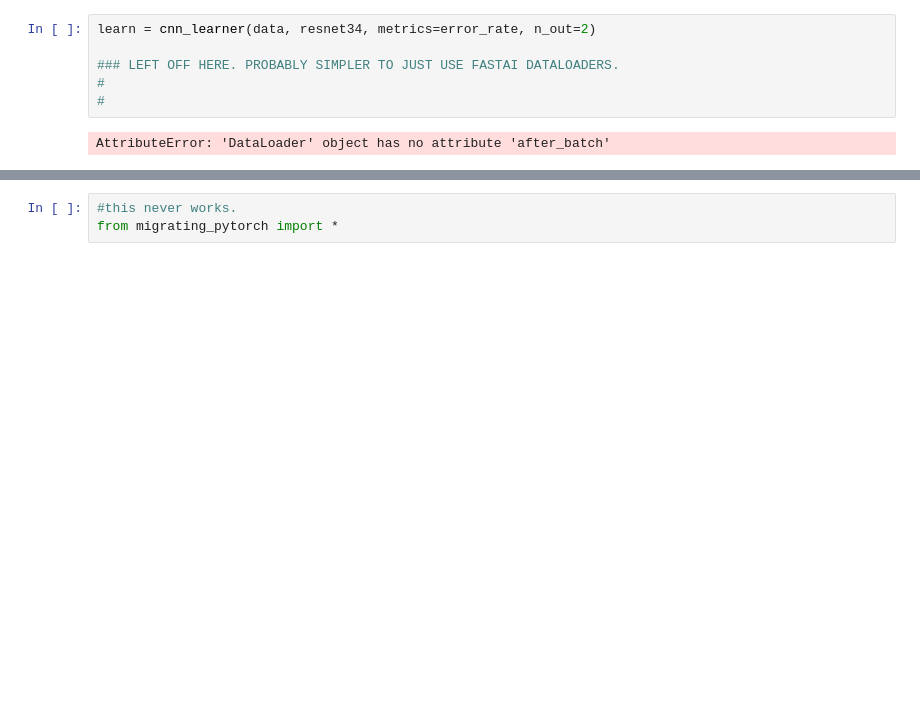
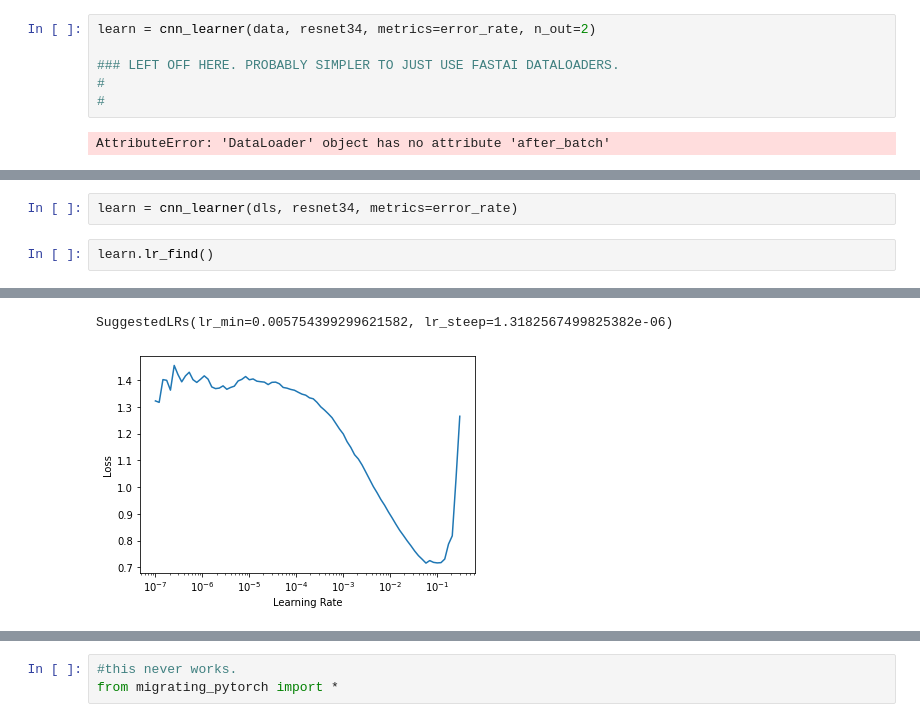
Before and after one commit to taitsmp/ml-melanoma-live-project, a Jupyter notebook: Fastai Training.ipynb, the cells around one changed output, grey strips where cells are left out. Cells and saved outputs as stored; diff of their text form; blank space fills up the shorter version.

```diff
--- a/Fastai Training.ipynb
+++ b/Fastai Training.ipynb
@@ -67,0 +112,5 @@ fastai.callback.data.CudaCallback
+# %%
+learn = cnn_learner(dls, resnet34, metrics=error_rate)
+# %%
+learn.lr_find()
+# %% [output]
@@ -67,0 +118,2 @@ fastai.callback.data.CudaCallback
+SuggestedLRs(lr_min=0.005754399299621582, lr_steep=1.3182567499825382e-06)
+[figure, added]
```
Also changed, not shown: parts of 40 cells of this notebook.
